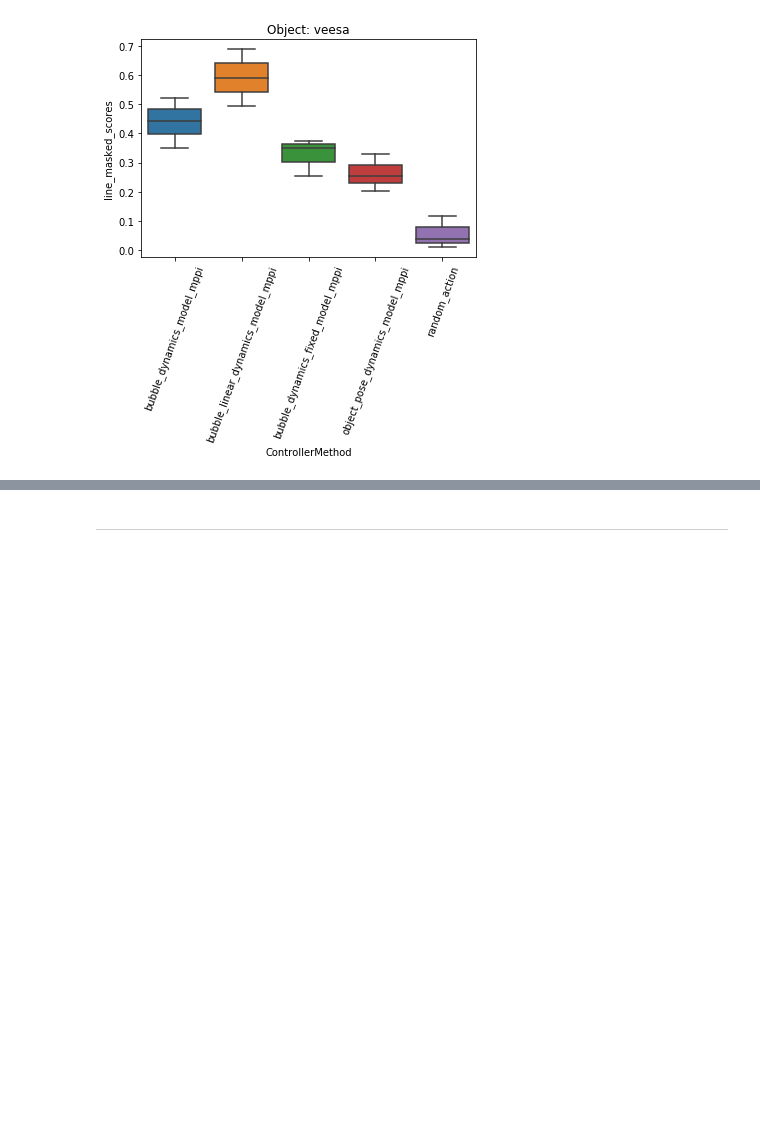
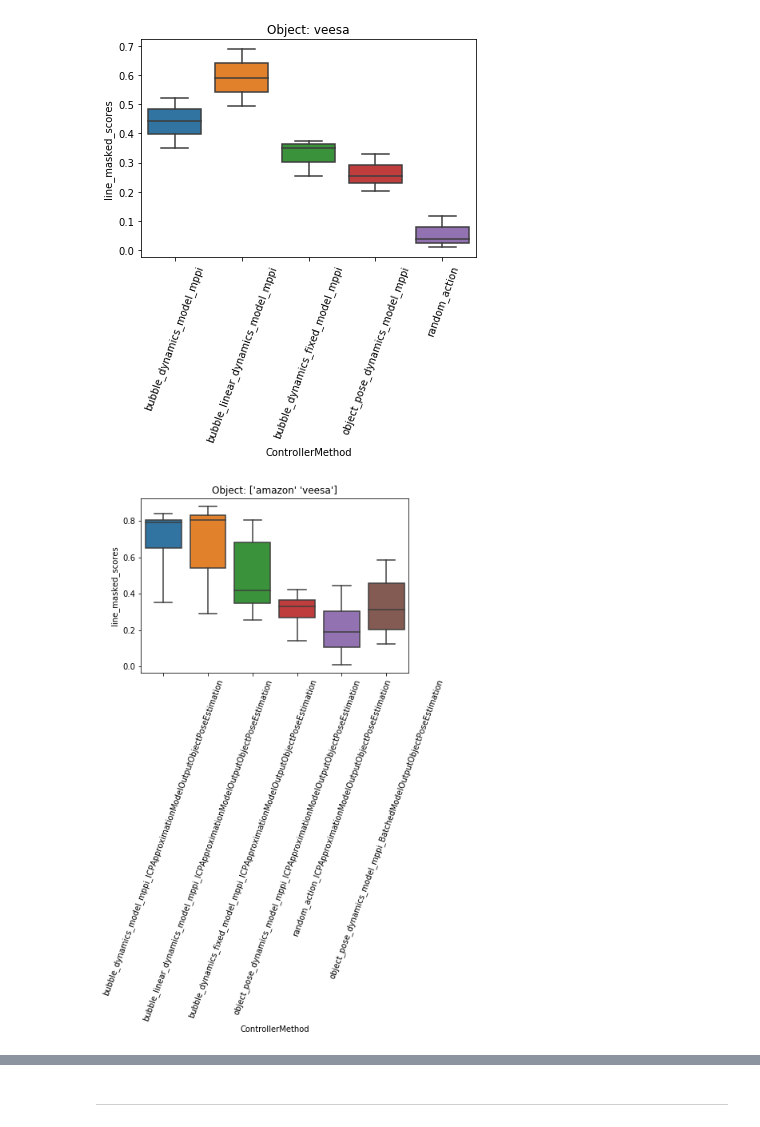
Before and after one commit to MMintLab/BubbleControl, a Jupyter notebook: notebooks/drawing_evaluation.ipynb, the cells around one changed output, grey strips where cells are left out. Drawn from its saved outputs; the diff is of its cells as text; code cells hidden in the pictures; blank space fills up the shorter version.

```diff
--- a/notebooks/drawing_evaluation.ipynb
+++ b/notebooks/drawing_evaluation.ipynb
@@ -133,0 +132,4 @@ ax = score_plot('line_masked_scores', object_name='veesa')
+# %%
+ax = score_plot('line_masked_scores', object_name=None) # ALL
+# %% [output]
+[figure, added]
```
Also changed, not shown: parts of 4 cells of this notebook, 2 other files.
